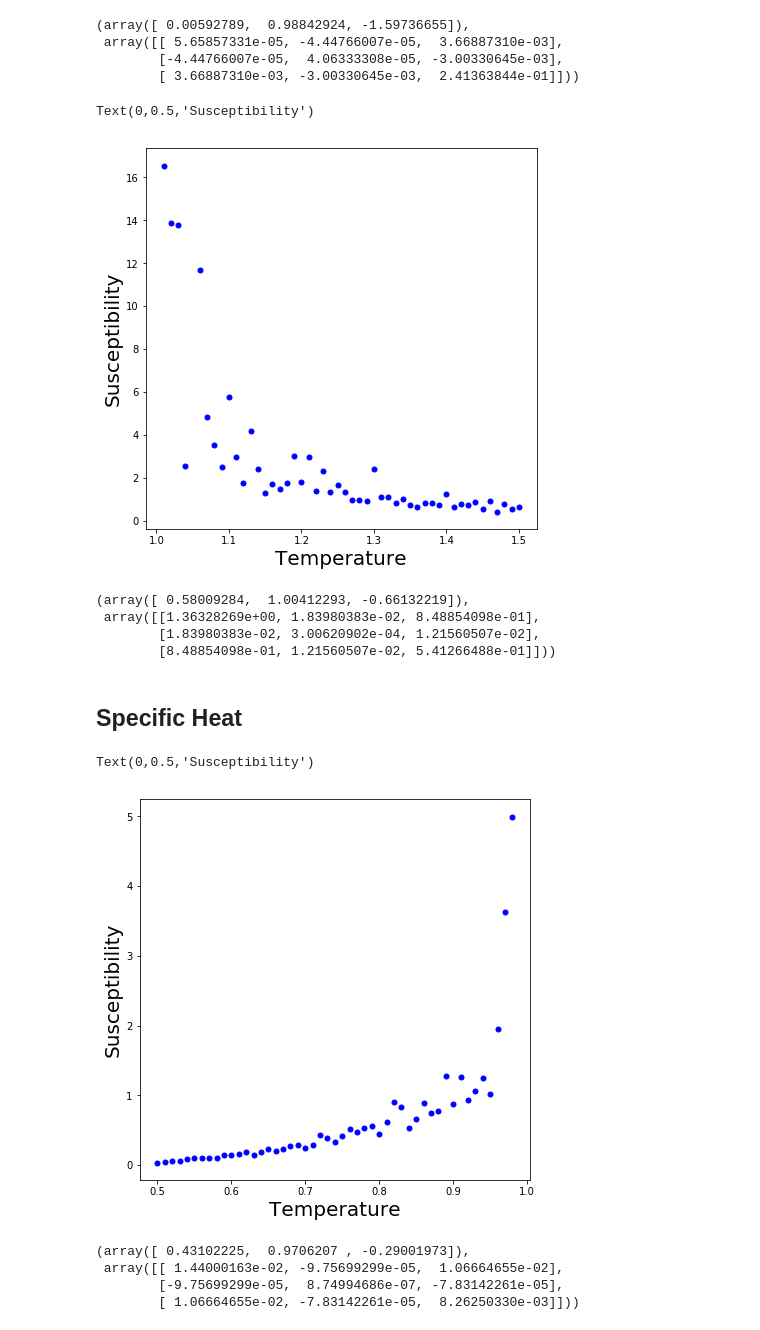
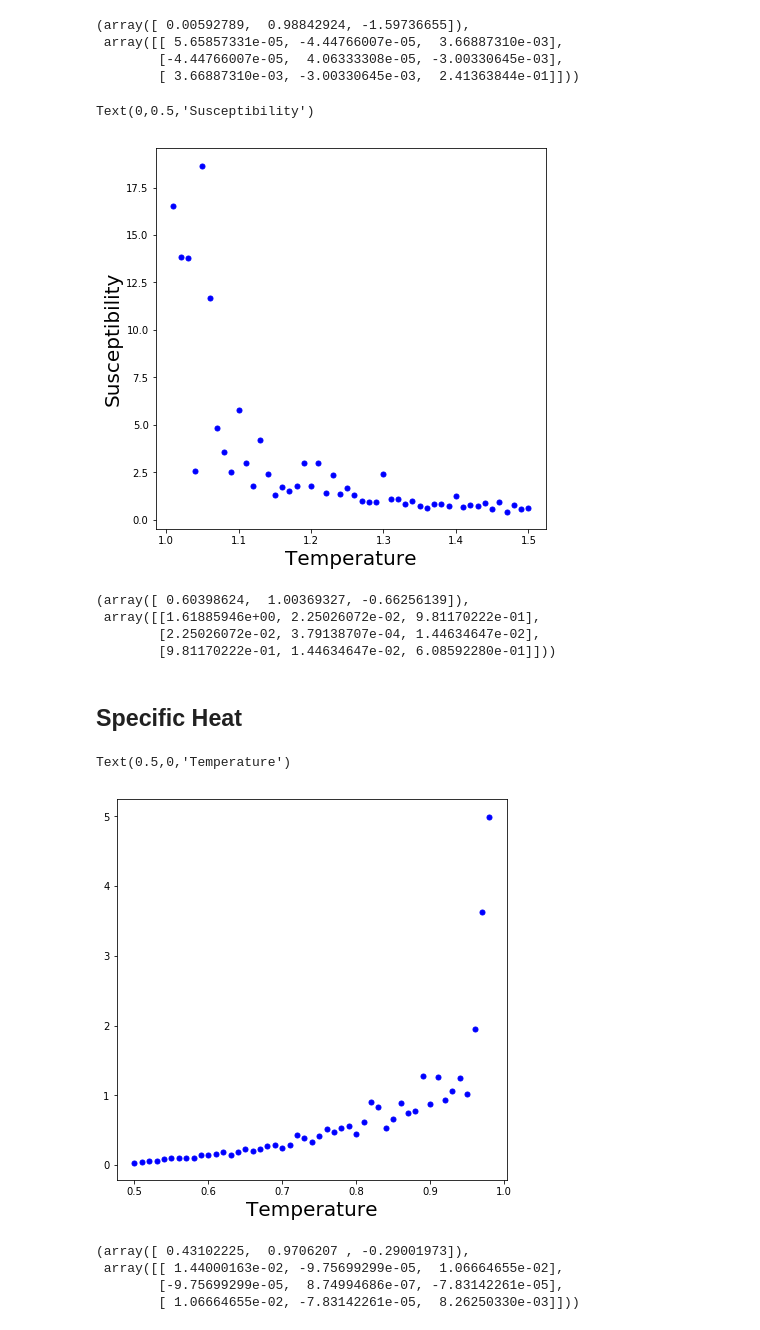
Before and after one commit to kaitshin/PHYSICS113-final-project, a Jupyter notebook: Potts Crit.ipynb, the cells around one changed output. Saved outputs shown, nothing was run; the diff lists cells and outputs as text; code cells hidden in the pictures.

Commit message:
generated some nice plots and values

```diff
--- a/Potts Crit.ipynb
+++ b/Potts Crit.ipynb
@@ -176,15 +184,15 @@ scipy.optimize.curve_fit(power, temps[39:49], mag_susv1[39:49], p0 = [1, 1, 1.4]
 # %%
 plt.figure(figsize=(7,7))
-plt.plot(sus_temp[51:], sus_test[51:], 'bo', markersize = 5)
+plt.plot(temps[51:], mag_susv1[51:], 'bo', markersize = 5)
 plt.xlabel("Temperature", fontsize=20)
 plt.ylabel("Susceptibility", fontsize=20)
 # %% [output]
 Text(0,0.5,'Susceptibility')
-[figure, old version]
+[figure, new version]
 # %%
-scipy.optimize.curve_fit(powerpos, sus_temp[51:60], sus_test[51:60], p0 = [1, 1, 1.4], sigma = sus_errtest[51:60], maxfev=10000)
+scipy.optimize.curve_fit(powerpos, temps[51:61], mag_susv1[51:61], p0 = [1, 1, 1.4], sigma = sus_errors[51:61], maxfev=10000)
 # %% [output]
-(array([ 0.58009284,  1.00412293, -0.66132219]),
- array([[1.36328269e+00, 1.83980383e-02, 8.48854098e-01],
-        [1.83980383e-02, 3.00620902e-04, 1.21560507e-02],
-        [8.48854098e-01, 1.21560507e-02, 5.41266488e-01]]))
+(array([ 0.60398624,  1.00369327, -0.66256139]),
+ array([[1.61885946e+00, 2.25026072e-02, 9.81170222e-01],
+        [2.25026072e-02, 3.79138707e-04, 1.44634647e-02],
+        [9.81170222e-01, 1.44634647e-02, 6.08592280e-01]]))
@@ -197,11 +203,10 @@ sus_errtest = np.delete(sus_errors,55)
 # %%
 plt.figure(figsize=(7,7))
 plt.plot(temps[:49], spec_heatv1[:49], 'bo', markersize = 5)
 plt.xlabel("Temperature", fontsize=20)
-plt.ylabel("Susceptibility", fontsize=20)
 # %% [output]
-Text(0,0.5,'Susceptibility')
+Text(0.5,0,'Temperature')
-[figure, old version]
+[figure, new version]
 # %%
 scipy.optimize.curve_fit(power, temps[36:48], spec_heatv1[36:48], p0 = [1, 1, 0.35], sigma = sh_errors[36:48], maxfev=10000)
 # %% [output]
```
Also changed, not shown: parts of 10 cells of this notebook, 1 other file.
